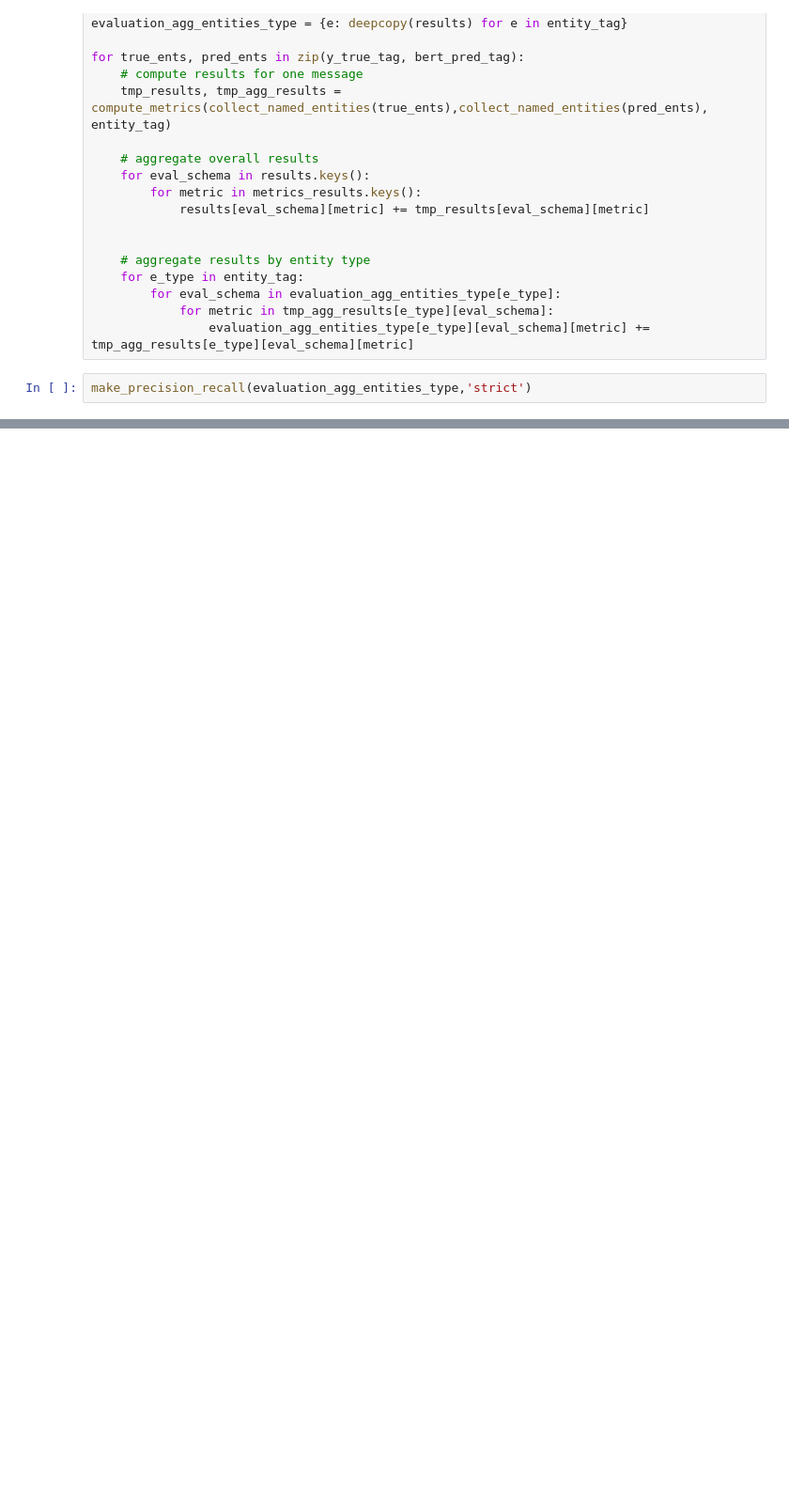
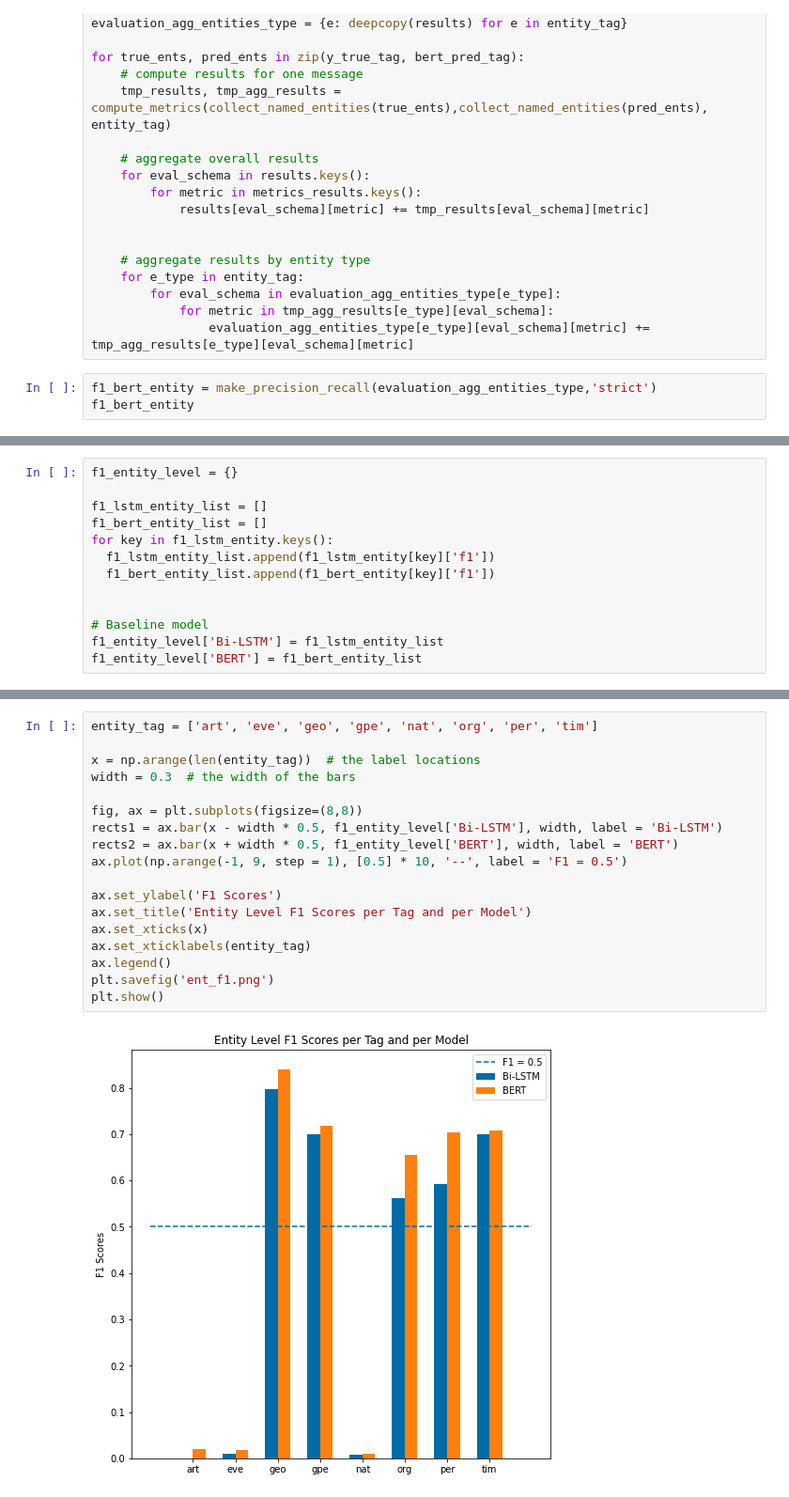
Before and after one commit to Jessieguojunyi/MIT_6.862_FP, a Jupyter notebook: 6_862_final_project.ipynb, the cells around one changed output, grey strips where cells are left out. Shown: that part at 94% size. Saved outputs shown, nothing was run; the diff lists cells and outputs as text; blank space fills up the shorter version.

```diff
--- a/6_862_final_project.ipynb
+++ b/6_862_final_project.ipynb
@@ -763,5 +806,6 @@ for true_ents, pred_ents in zip(y_true_tag, bert_pred_tag):
             for metric in tmp_agg_results[e_type][eval_schema]:
                 evaluation_agg_entities_type[e_type][eval_schema][metric] += tmp_agg_results[e_type][eval_schema][metric]
 # %%
-make_precision_recall(evaluation_agg_entities_type,'strict')
+f1_bert_entity = make_precision_recall(evaluation_agg_entities_type,'strict')
+f1_bert_entity
 # %% [output]
@@ -784,0 +867,13 @@ make_precision_recall(evaluation_agg_entities_type,'strict')
+# %%
+f1_entity_level = {}
+
+f1_lstm_entity_list = []
+f1_bert_entity_list = []
+for key in f1_lstm_entity.keys():
+  f1_lstm_entity_list.append(f1_lstm_entity[key]['f1'])
+  f1_bert_entity_list.append(f1_bert_entity[key]['f1'])
+
+
+# Baseline model
+f1_entity_level['Bi-LSTM'] = f1_lstm_entity_list
+f1_entity_level['BERT'] = f1_bert_entity_list
@@ -784,0 +888,20 @@ make_precision_recall(evaluation_agg_entities_type,'strict')
+# %%
+entity_tag = ['art', 'eve', 'geo', 'gpe', 'nat', 'org', 'per', 'tim']
+
+x = np.arange(len(entity_tag))  # the label locations
+width = 0.3  # the width of the bars
+
+fig, ax = plt.subplots(figsize=(8,8))
+rects1 = ax.bar(x - width * 0.5, f1_entity_level['Bi-LSTM'], width, label = 'Bi-LSTM')
+rects2 = ax.bar(x + width * 0.5, f1_entity_level['BERT'], width, label = 'BERT')
+ax.plot(np.arange(-1, 9, step = 1), [0.5] * 10, '--', label = 'F1 = 0.5')
+
+ax.set_ylabel('F1 Scores')
+ax.set_title('Entity Level F1 Scores per Tag and per Model')
+ax.set_xticks(x)
+ax.set_xticklabels(entity_tag)
+ax.legend()
+plt.savefig('ent_f1.png')
+plt.show()
+# %% [output]
+[figure, added]
```
Also changed, not shown: parts of 28 cells of this notebook.
